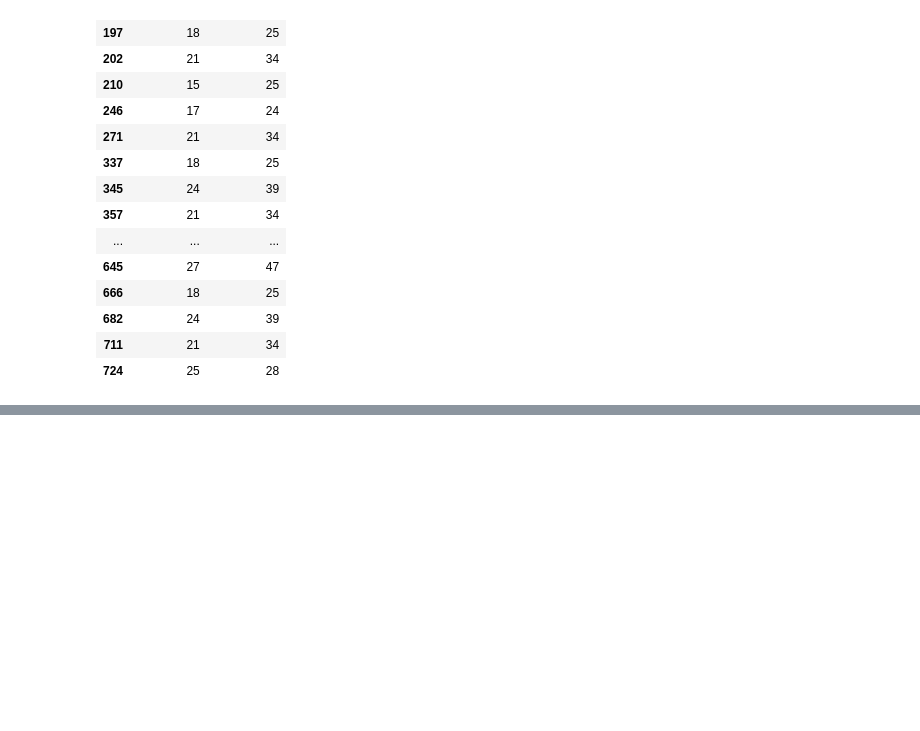
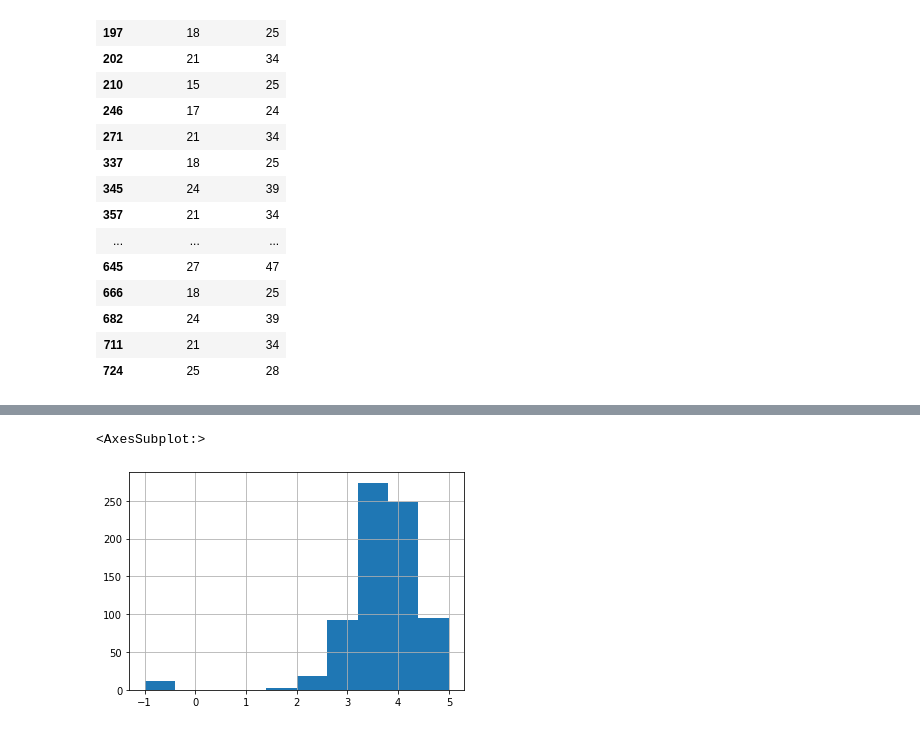
Before and after one commit to MarioRashadHUB/ds_project_refresh, a Jupyter notebook: data_eda.ipynb, the cells around one changed output, grey strips where cells are left out. Drawn from its saved outputs; the diff is of its cells as text; code cells hidden in the pictures; blank space fills up the shorter version.

```diff
--- a/data_eda.ipynb
+++ b/data_eda.ipynb
@@ -197,0 +232,5 @@ df[df.hourly == 1][['hourly','min_salary','max_salary']]
+# %%
+df.Rating.hist()
+# %% [output]
+<AxesSubplot:>
+[figure, added]
```
Also changed, not shown: parts of 5 cells of this notebook.
